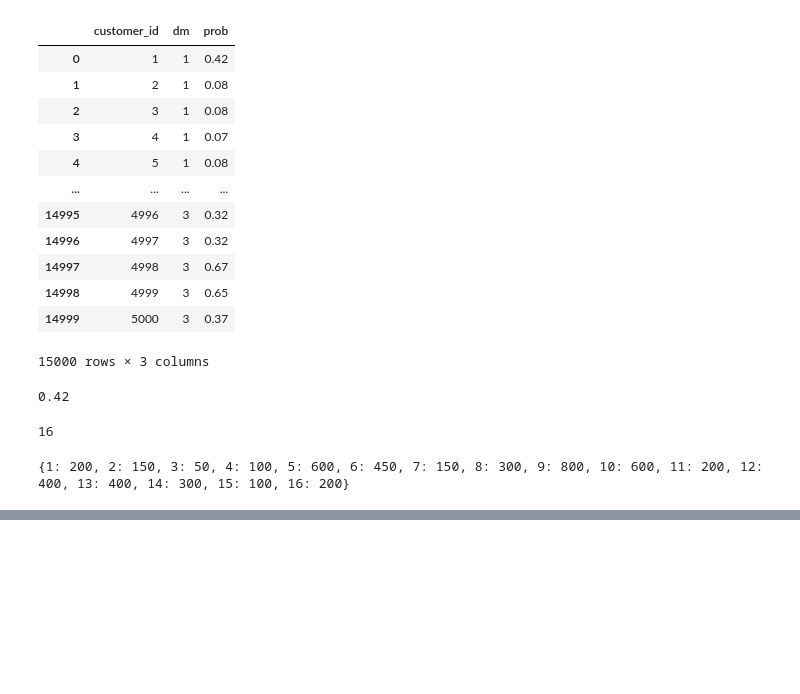
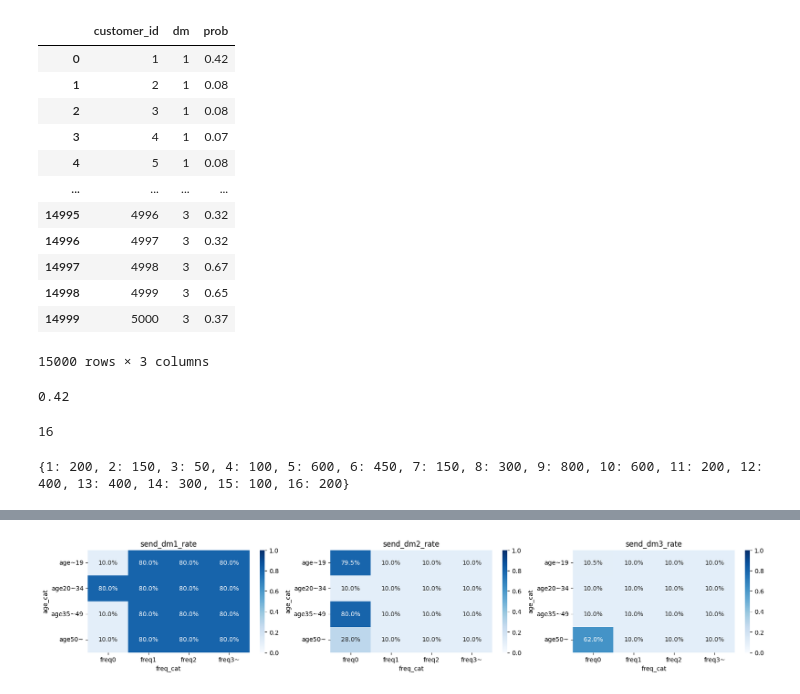
Before and after one commit to maton369/Python_Mathematical_Optimization-, a Jupyter notebook: 4.coupon/coupon.ipynb, the cells around one changed output, grey strips where cells are left out. Cells and saved outputs as stored; diff of their text form; code cells hidden in the pictures; blank space fills up the shorter version.

```diff
--- a/4.coupon/coupon.ipynb
+++ b/4.coupon/coupon.ipynb
@@ -437,0 +458,6 @@ for s in S:
+# %%
+send_dm_df = pd.DataFrame(
+    [[xim[i, m].value() for m in M] for i in I],
+    columns=["send_dm1", "send_dm2", "send_dm3"],
+)
+send_dm_df.head()
@@ -437,0 +471,5 @@ for s in S:
+# %%
+cust_send_df = pd.concat(
+    [cust_df[["customer_id", "age_cat", "freq_cat"]], send_dm_df], axis=1
+)
+cust_send_df.head()
@@ -437,0 +483,54 @@ for s in S:
+# %%
+import matplotlib.pyplot as plt
+
+# 各セグメント（年齢カテゴリ × 購買頻度カテゴリ）に対する
+# 「どのダイレクトメールパターンをどの程度の割合で送付しているか」を
+# 3 つのヒートマップで可視化するコード
+#
+# 理論的には：
+# - send_dm1, send_dm2, send_dm3 はそれぞれ {0,1} のダミー変数（送付したら 1, 送らなければ 0）とみなせる
+# - それらの平均値（aggfunc='mean'）は、そのセル（age_cat × freq_cat）における
+#   「送付率（= 確率）」の推定値になっている
+#   → E[send_dmX | age_cat, freq_cat] をヒートマップで描いているイメージ
+
+ax = {}
+# 1 行 3 列のサブプロットを作成し、それぞれに dm1, dm2, dm3 の送付率ヒートマップを描画する
+fig, (ax[0], ax[1], ax[2]) = plt.subplots(1, 3, figsize=(20, 3))
+
+# 3 種類の DM パターンごとにループ
+for i, ptn in enumerate(["send_dm1", "send_dm2", "send_dm3"]):
+    # age_cat（行）× freq_cat（列）ごとに、送付ダミー変数の平均値を集計
+    # ダミー変数の平均 = そのセルで DM を送った会員の割合（送付率）と解釈できる
+    cust_send_pivot_df = pd.pivot_table(
+        data=cust_send_df,
+        values=ptn,  # 対象とする DM 送付フラグ列（0 or 1）
+        columns="freq_cat",  # 列方向：購買頻度カテゴリ
+        index="age_cat",  # 行方向：年齢カテゴリ
+        aggfunc="mean",  # 平均値をとることで、送付率（比率）を推定
+    )
+
+    # 行（年齢カテゴリ）の並び順を明示的に指定して、グラフ上の順序を整える
+    cust_send_pivot_df = cust_send_pivot_df.reindex(
+        ["age~19", "age20~34", "age35~49", "age50~"]
+    )
+
+    # 送付率のヒートマップを描画
+    # - vmin=0, vmax=1 にすることで、0〜100% を共通スケールで比較可能にしている
+    # - fmt='.1%' によって、セル内の注釈をパーセント（小数第 1 位まで）で表示
+    sns.heatmap(
+        cust_send_pivot_df,
+        annot=True,  # 各セルに数値（送付率）を表示
+        fmt=".1%",  # パーセント表記（例： 23.4%）
+        cmap="Blues",  # 色の濃さで送付率の大小を表現
+        vmin=0,
+        vmax=1,
+        ax=ax[i],  # i 番目のサブプロットに描画
+    )
+
+    # グラフタイトルに「どの DM パターンの送付率か」を明示
+    ax[i].set_title(f"{ptn}_rate")
+
+# 全体のレイアウトを表示
+plt.show()
+# %% [output]
+[figure, added]
```
Also changed, not shown: parts of 5 cells of this notebook.
